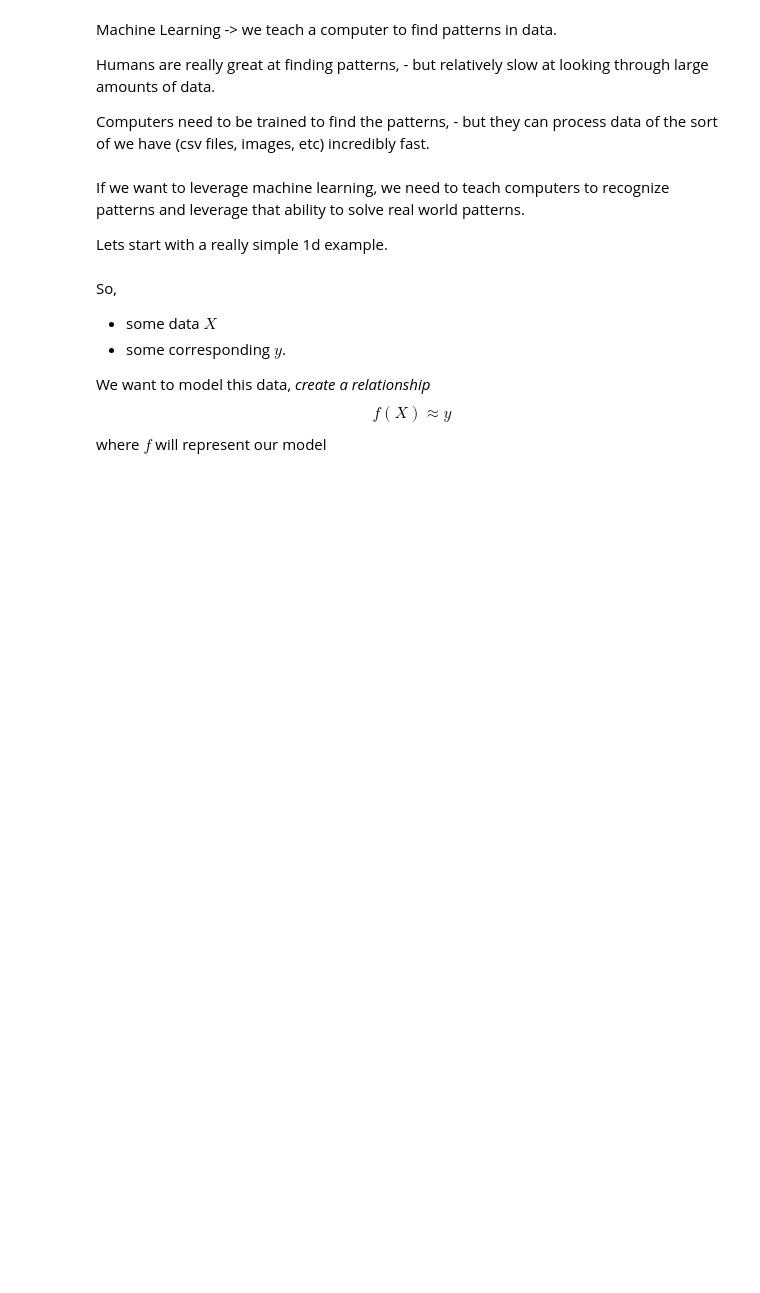
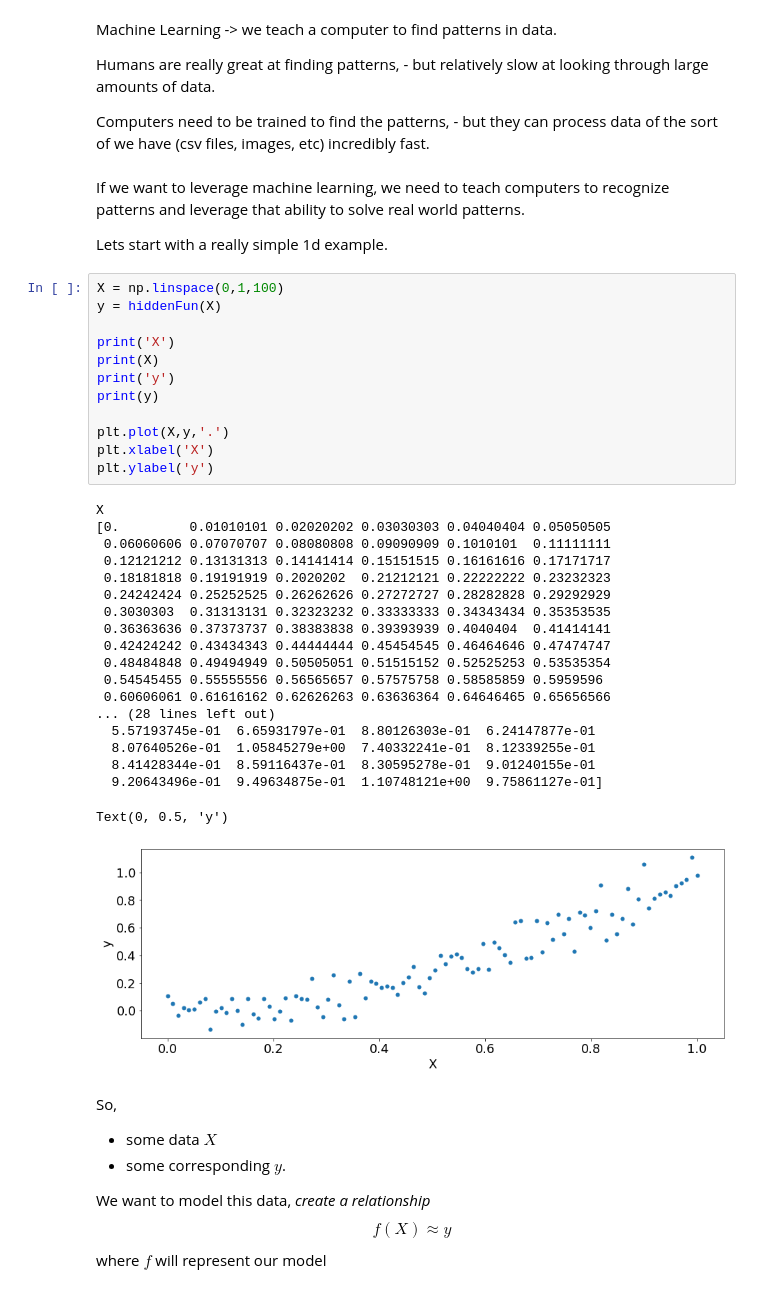
Before and after one commit to PyMalta/Introduction_to_ML_CZ, a Jupyter notebook: Intro_ML_1/01_01_Intro_ML_Scikit_Learn.ipynb, the cells around one changed output. Cells and saved outputs as stored; diff of their text form; blank space fills up the shorter version.

```diff
--- a/Intro_ML_1/01_01_Intro_ML_Scikit_Learn.ipynb
+++ b/Intro_ML_1/01_01_Intro_ML_Scikit_Learn.ipynb
@@ -45,6 +55,38 @@ Computers need to be trained to find the patterns,
 If we want to leverage machine learning, we need to teach computers to recognize patterns and leverage that ability to solve real world patterns.
 
 Lets start with a really simple 1d example.
+# %%
+X = np.linspace(0,1,100)
+y = hiddenFun(X)
+
+print('X')
+print(X)
+print('y')
+print(y)
+
+plt.plot(X,y,'.')
+plt.xlabel('X')
+plt.ylabel('y')
+# %% [output]
+X
+[0.         0.01010101 0.02020202 0.03030303 0.04040404 0.05050505
+ 0.06060606 0.07070707 0.08080808 0.09090909 0.1010101  0.11111111
+ 0.12121212 0.13131313 0.14141414 0.15151515 0.16161616 0.17171717
+ 0.18181818 0.19191919 0.2020202  0.21212121 0.22222222 0.23232323
+ 0.24242424 0.25252525 0.26262626 0.27272727 0.28282828 0.29292929
+ 0.3030303  0.31313131 0.32323232 0.33333333 0.34343434 0.35353535
+ 0.36363636 0.37373737 0.38383838 0.39393939 0.4040404  0.41414141
+ 0.42424242 0.43434343 0.44444444 0.45454545 0.46464646 0.47474747
+ 0.48484848 0.49494949 0.50505051 0.51515152 0.52525253 0.53535354
+ 0.54545455 0.55555556 0.56565657 0.57575758 0.58585859 0.5959596
+ 0.60606061 0.61616162 0.62626263 0.63636364 0.64646465 0.65656566
+... (28 lines left out)
+  5.57193745e-01  6.65931797e-01  8.80126303e-01  6.24147877e-01
+  8.07640526e-01  1.05845279e+00  7.40332241e-01  8.12339255e-01
+  8.41428344e-01  8.59116437e-01  8.30595278e-01  9.01240155e-01
+  9.20643496e-01  9.49634875e-01  1.10748121e+00  9.75861127e-01]
+Text(0, 0.5, 'y')
+[figure, added]
 # %% [markdown]
 So,
 - some data $X$
```
Also changed, not shown: parts of 33 cells of this notebook, 3 other files.
